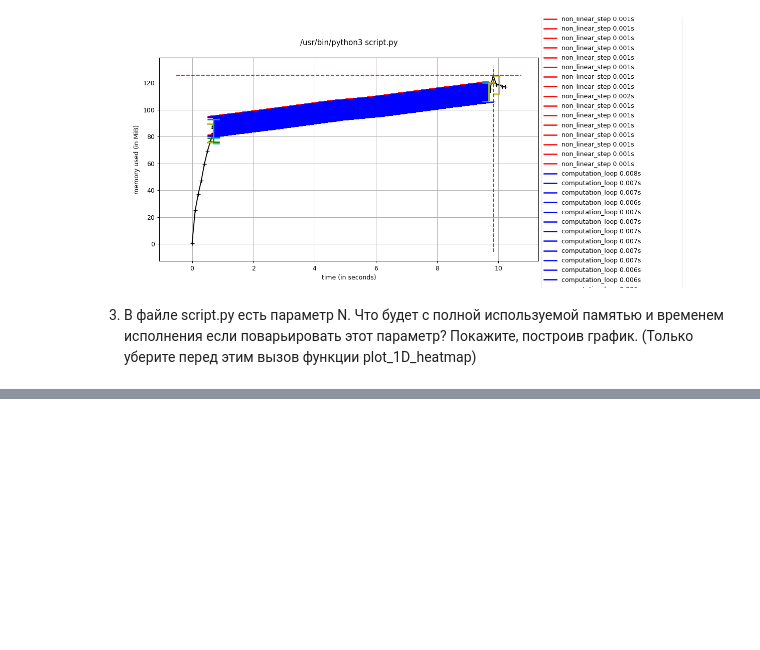
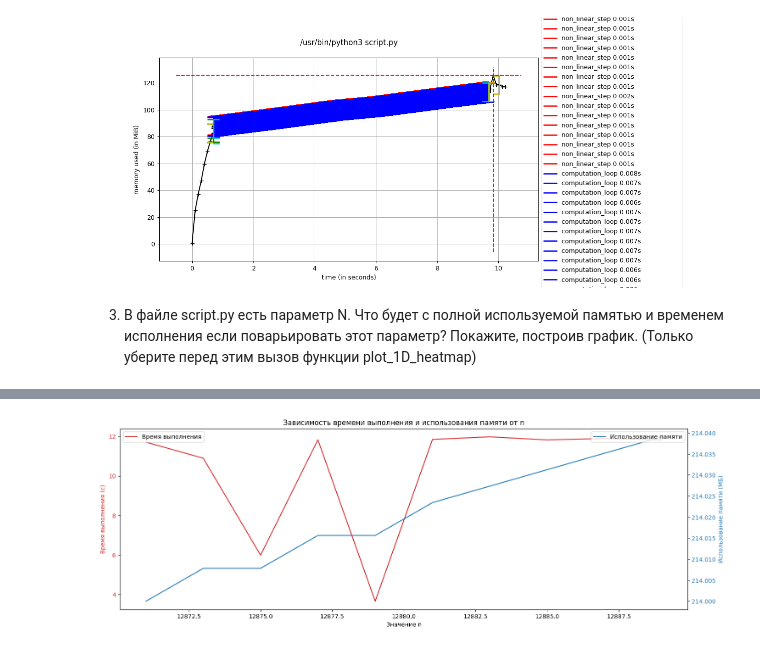
Before and after one commit to root-epifit/HPC_Sber_2025, a Jupyter notebook: Дз1_solution_IP.ipynb, the cells around one changed output, grey strips where cells are left out. Saved outputs shown, nothing was run; the diff lists cells and outputs as text; code cells hidden in the pictures; blank space fills up the shorter version.

```diff
--- a/Дз1_solution_IP.ipynb
+++ b/Дз1_solution_IP.ipynb
@@ -266,0 +332,24 @@ period: 5 n_frames: 250
+# %%
+# Построение графиков
+fig, ax1 = plt.subplots(figsize=(15,5))
+
+color = 'tab:red'
+ax1.set_xlabel('Значение n')
+ax1.set_ylabel('Время выполнения (с)', color=color)
+ax1.plot(n_values, execution_times, color=color, label='Время выполнения')
+ax1.tick_params(axis='y', labelcolor=color)
+
+ax2 = ax1.twinx()  # Создаем второй ось y
+color = 'tab:blue'
+ax2.set_ylabel('Использование памяти (МБ)', color=color)
+ax2.plot(n_values, memory_usages, color=color, label='Использование памяти')
+ax2.tick_params(axis='y', labelcolor=color)
+
+# Для добавления легенды
+fig.tight_layout()  # Подгонка графиков
+plt.title('Зависимость времени выполнения и использования памяти от n')
+ax1.legend(loc='upper left')
+ax2.legend(loc='upper right')
+plt.show()
+# %% [output]
+[figure, added]
```
Also changed, not shown: parts of 9 cells of this notebook.
